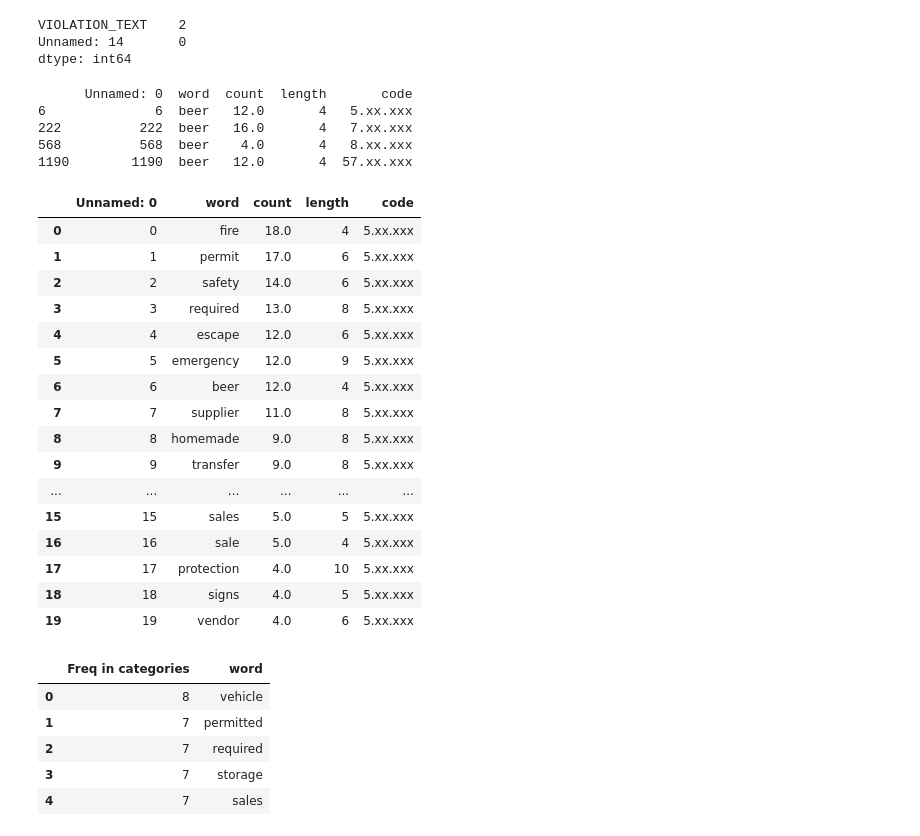
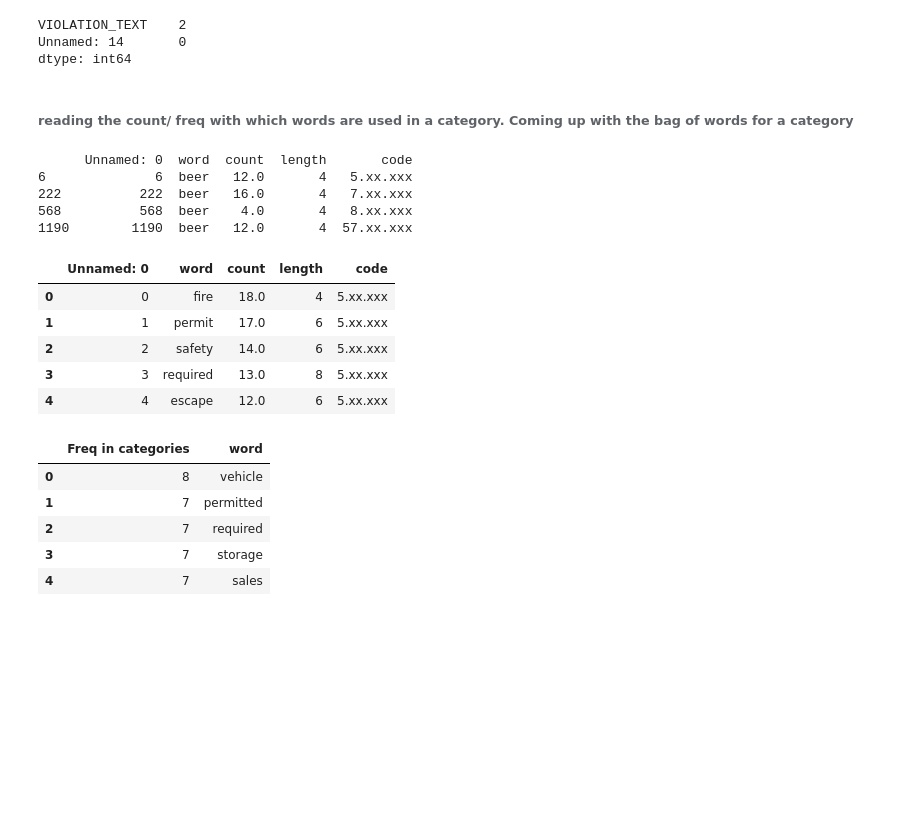
Before and after one commit to shrutijalewar/data-question-2-xtreme-united, a Jupyter notebook: data-ques-2.ipynb, the cells around one changed output. Cells and saved outputs as stored; diff of their text form; code cells hidden in the pictures; blank space fills up the shorter version.

```diff
--- a/data-ques-2.ipynb
+++ b/data-ques-2.ipynb
@@ -261,33 +165,24 @@ print(viol18_df)
 VIOLATION_TEXT    2
 Unnamed: 14       0
 dtype: int64
+# %% [markdown]
+###### reading the count/ freq with which words are used in a category. Coming up with the bag of words for a category
 # %%
 word_count = pd.read_csv('count_list.csv')
 print(word_count.loc[word_count['word']=='beer'])
-word_count.head(20)
+word_count.head()
 # %% [output]
       Unnamed: 0  word  count  length       code
 6              6  beer   12.0       4   5.xx.xxx
 222          222  beer   16.0       4   7.xx.xxx
 568          568  beer    4.0       4   8.xx.xxx
 1190        1190  beer   12.0       4  57.xx.xxx
 |  | Unnamed: 0 | word | count | length | code |
 | 0 | 0 | fire | 18.0 | 4 | 5.xx.xxx |
 | 1 | 1 | permit | 17.0 | 6 | 5.xx.xxx |
 | 2 | 2 | safety | 14.0 | 6 | 5.xx.xxx |
 | 3 | 3 | required | 13.0 | 8 | 5.xx.xxx |
 | 4 | 4 | escape | 12.0 | 6 | 5.xx.xxx |
-| 5 | 5 | emergency | 12.0 | 9 | 5.xx.xxx |
-| 6 | 6 | beer | 12.0 | 4 | 5.xx.xxx |
-| 7 | 7 | supplier | 11.0 | 8 | 5.xx.xxx |
-| 8 | 8 | homemade | 9.0 | 8 | 5.xx.xxx |
-| 9 | 9 | transfer | 9.0 | 8 | 5.xx.xxx |
-| ... | ... | ... | ... | ... | ... |
-| 15 | 15 | sales | 5.0 | 5 | 5.xx.xxx |
-| 16 | 16 | sale | 5.0 | 4 | 5.xx.xxx |
-| 17 | 17 | protection | 4.0 | 10 | 5.xx.xxx |
-| 18 | 18 | signs | 4.0 | 5 | 5.xx.xxx |
-| 19 | 19 | vendor | 4.0 | 6 | 5.xx.xxx |
 # %%
 word_cat_freq = pd.read_excel('word_cat_freq.xlsx')
 word_cat_freq.columns= ['Freq in categories','word']
```
Also changed, not shown: parts of 38 cells of this notebook.
